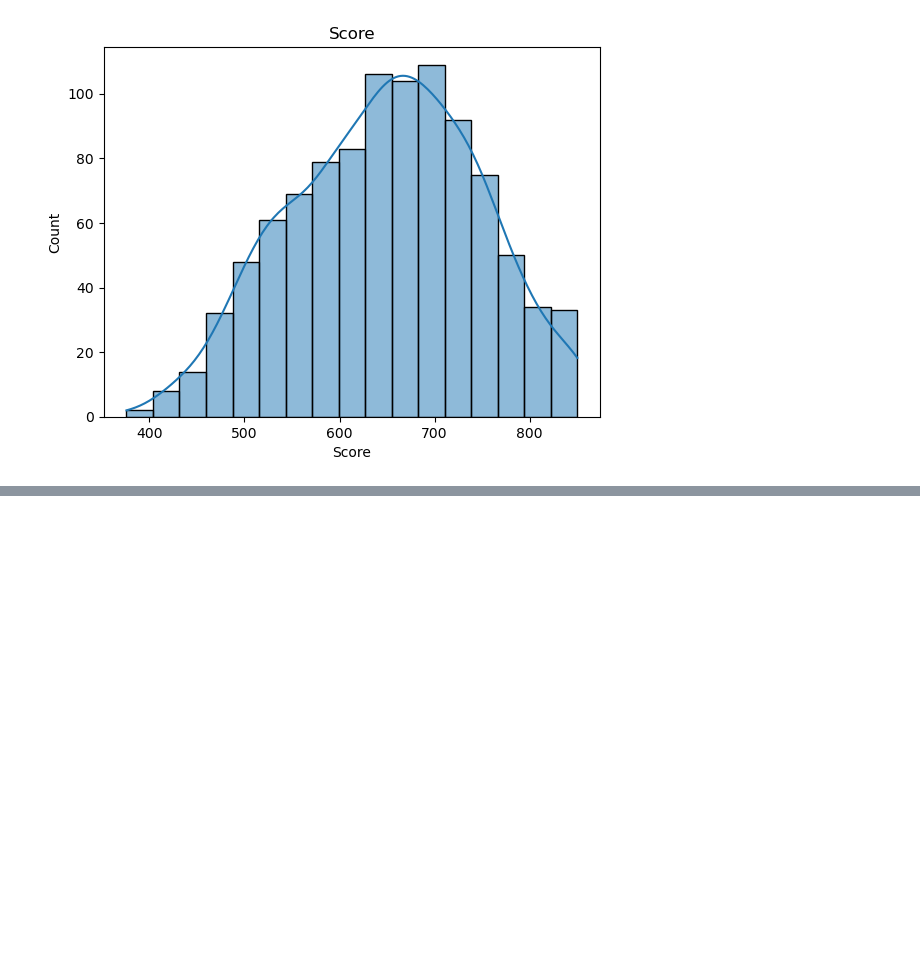
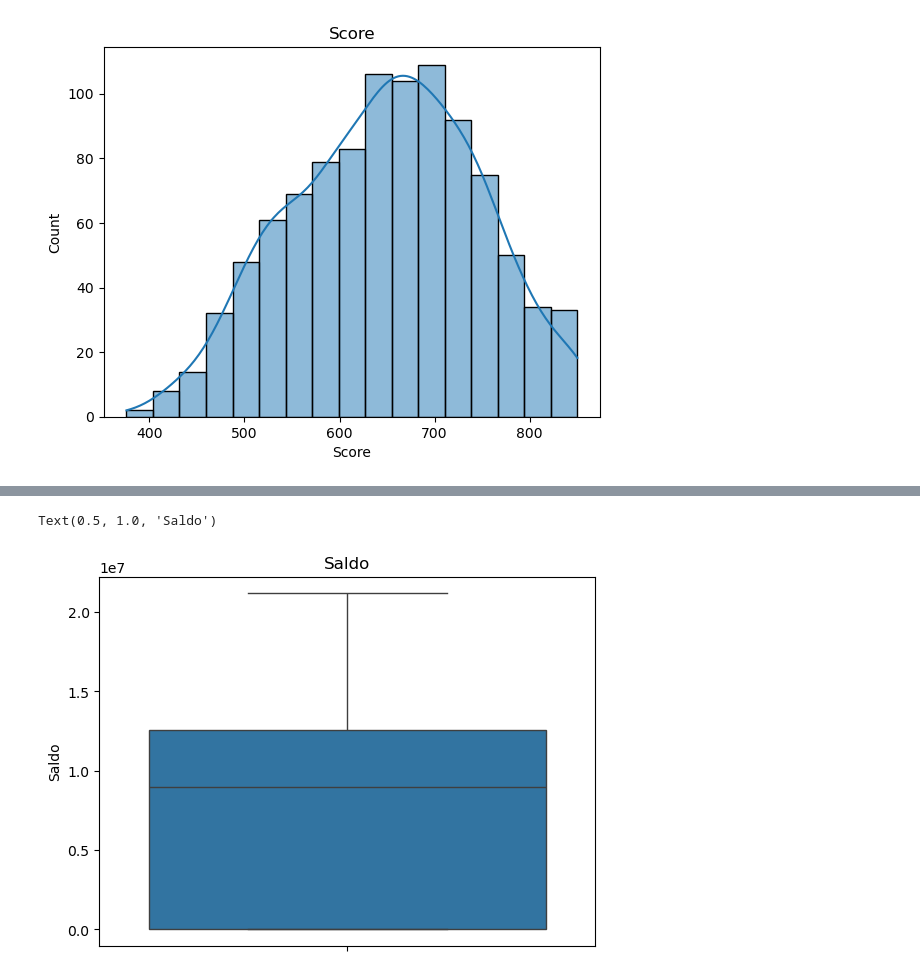
Before and after one commit to RodrigoD4v/FormacaoCD_Python, a Jupyter notebook: LimpezaTratamentoDeDados/notebooks/limpezatratemento.ipynb, the cells around one changed output, grey strips where cells are left out. Cells and saved outputs as stored; diff of their text form; code cells hidden in the pictures; blank space fills up the shorter version.

```diff
--- a/LimpezaTratamentoDeDados/notebooks/limpezatratemento.ipynb
+++ b/LimpezaTratamentoDeDados/notebooks/limpezatratemento.ipynb
@@ -88,0 +123,5 @@ Text(0.5, 1.0, 'Score')
+# %%
+srn.boxplot(dataset['Saldo']).set_title('Saldo')
+# %% [output]
+Text(0.5, 1.0, 'Saldo')
+[figure, added]
```
Also changed, not shown: parts of 8 cells of this notebook.
